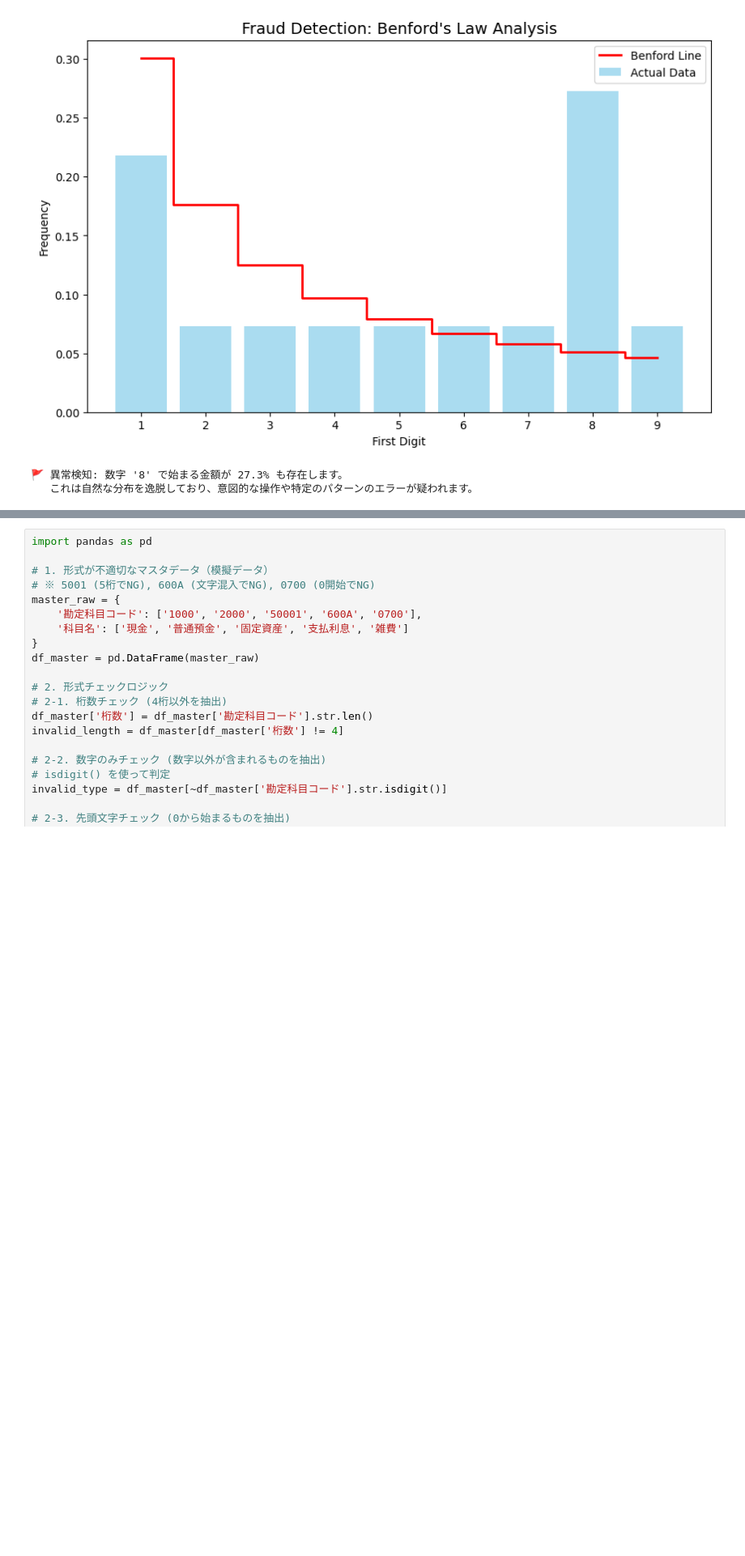
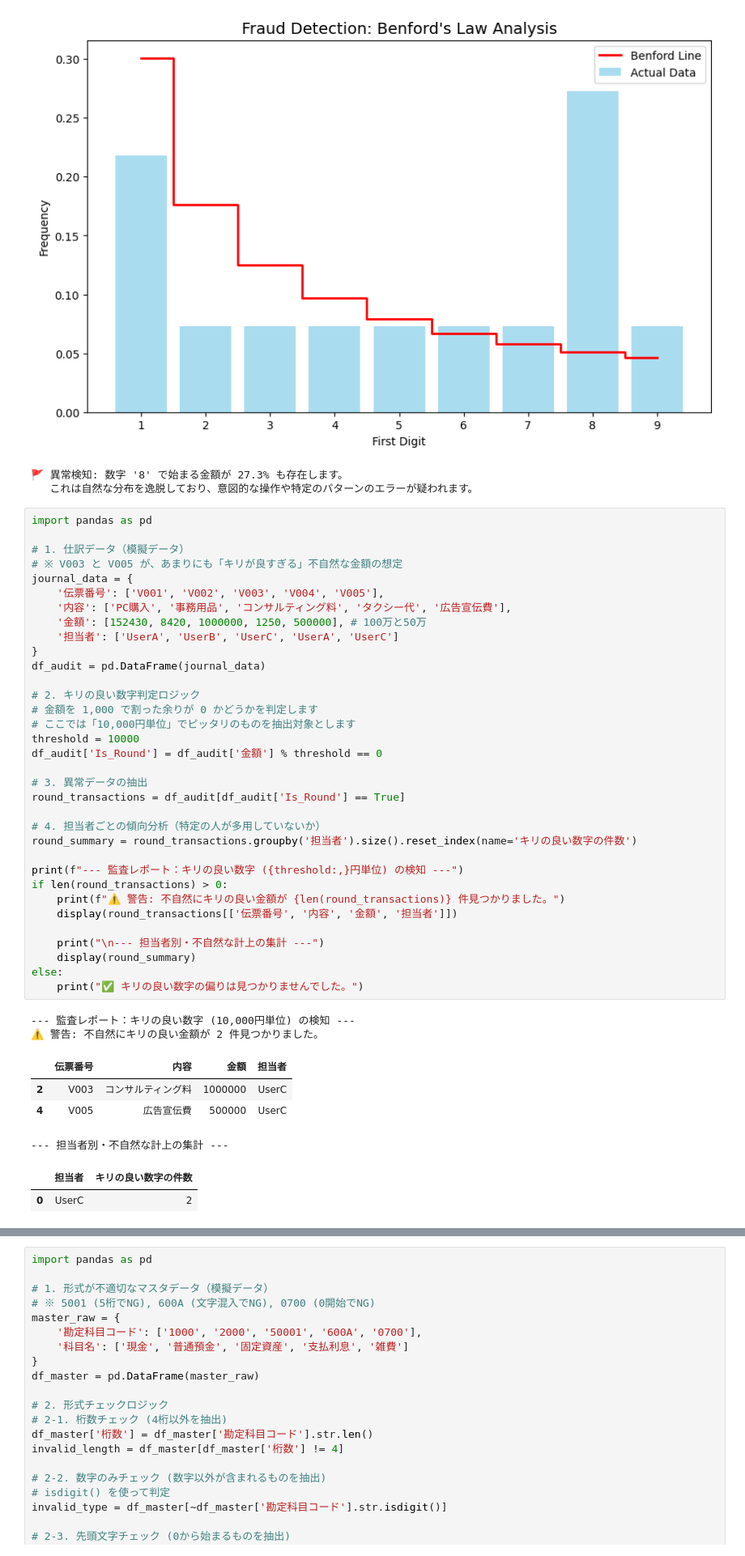
Before and after one commit to Koji-Accounting-Tech/D365-Finance-Data-Validator, a Jupyter notebook: D365_Data_Processing.ipynb, the cells around one changed output, grey strips where cells are left out. Shown at 81% size. Drawn from its saved outputs; the diff is of its cells as text; blank space fills up the shorter version.

```diff
--- a/D365_Data_Processing.ipynb
+++ b/D365_Data_Processing.ipynb
@@ -804,3 +804,46 @@ if actual_counts[8] > 0.1: # 8の出現率が異常に高い場合
 [figure]
 🚩 異常検知: 数字 '8' で始まる金額が 27.3% も存在します。
    これは自然な分布を逸脱しており、意図的な操作や特定のパターンのエラーが疑われます。
+# %%
+import pandas as pd
+
+# 1. 仕訳データ（模擬データ）
+# ※ V003 と V005 が、あまりにも「キリが良すぎる」不自然な金額の想定
+journal_data = {
+    '伝票番号': ['V001', 'V002', 'V003', 'V004', 'V005'],
+    '内容': ['PC購入', '事務用品', 'コンサルティング料', 'タクシー代', '広告宣伝費'],
+    '金額': [152430, 8420, 1000000, 1250, 500000], # 100万と50万
+    '担当者': ['UserA', 'UserB', 'UserC', 'UserA', 'UserC']
+}
+df_audit = pd.DataFrame(journal_data)
+
+# 2. キリの良い数字判定ロジック
+# 金額を 1,000 で割った余りが 0 かどうかを判定します
+# ここでは「10,000円単位」でピッタリのものを抽出対象とします
+threshold = 10000
+df_audit['Is_Round'] = df_audit['金額'] % threshold == 0
+
+# 3. 異常データの抽出
+round_transactions = df_audit[df_audit['Is_Round'] == True]
+
+# 4. 担当者ごとの傾向分析（特定の人が多用していないか）
+round_summary = round_transactions.groupby('担当者').size().reset_index(name='キリの良い数字の件数')
+
+print(f"--- 監査レポート：キリの良い数字 ({threshold:,}円単位) の検知 ---")
+if len(round_transactions) > 0:
+    print(f"⚠️ 警告: 不自然にキリの良い金額が {len(round_transactions)} 件見つかりました。")
+    display(round_transactions[['伝票番号', '内容', '金額', '担当者']])
+
+    print("\n--- 担当者別・不自然な計上の集計 ---")
+    display(round_summary)
+else:
+    print("✅ キリの良い数字の偏りは見つかりませんでした。")
+# %% [output]
+--- 監査レポート：キリの良い数字 (10,000円単位) の検知 ---
+⚠️ 警告: 不自然にキリの良い金額が 2 件見つかりました。
+|  | 伝票番号 | 内容 | 金額 | 担当者 |
+| 2 | V003 | コンサルティング料 | 1000000 | UserC |
+| 4 | V005 | 広告宣伝費 | 500000 | UserC |
+--- 担当者別・不自然な計上の集計 ---
+|  | 担当者 | キリの良い数字の件数 |
+| 0 | UserC | 2 |
```
Also changed, not shown: parts of 1 cell of this notebook.
